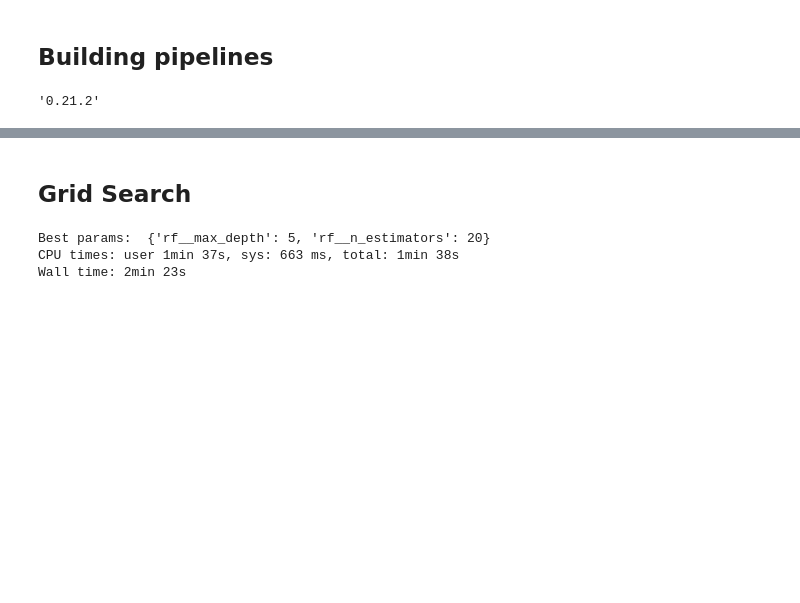
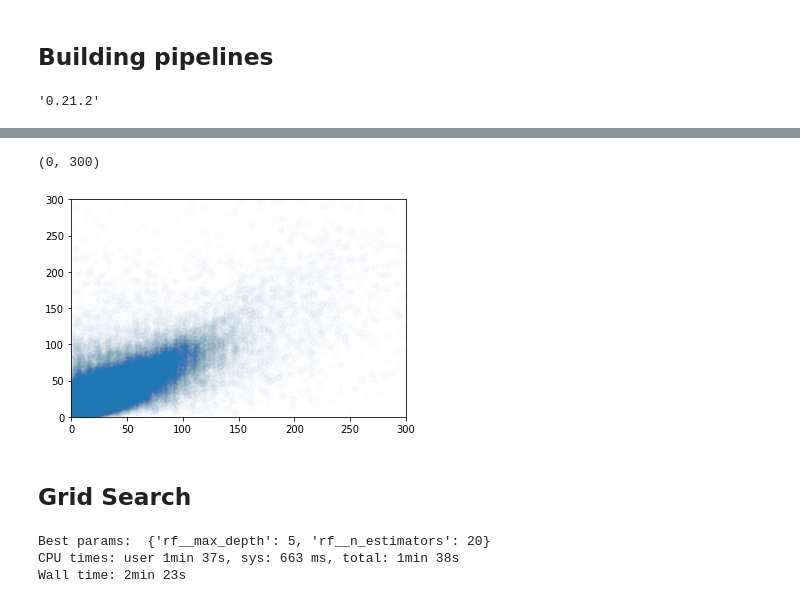
Before and after one commit to mohanliu/divvy-chicago-data, a Jupyter notebook: machine_learning_models/ML_v1.0.ipynb, the cells around one changed output, grey strips where cells are left out. Cells and saved outputs as stored; diff of their text form; code cells hidden in the pictures; blank space fills up the shorter version.

```diff
--- a/machine_learning_models/ML_v1.0.ipynb
+++ b/machine_learning_models/ML_v1.0.ipynb
@@ -238,3 +238,11 @@ plt.plot(y_test, y_pred, 'o', alpha=0.1)
+# %%
+# Deeper Look
+plt.plot(y_test, y_pred, 'o', alpha=0.01)
+plt.xlim(0, 300)
+plt.ylim(0, 300)
+# %% [output]
+(0, 300)
+[figure, added]
 # %% [markdown]
 ## Grid Search
 # %%
```
Also changed, not shown: parts of 18 cells of this notebook.
